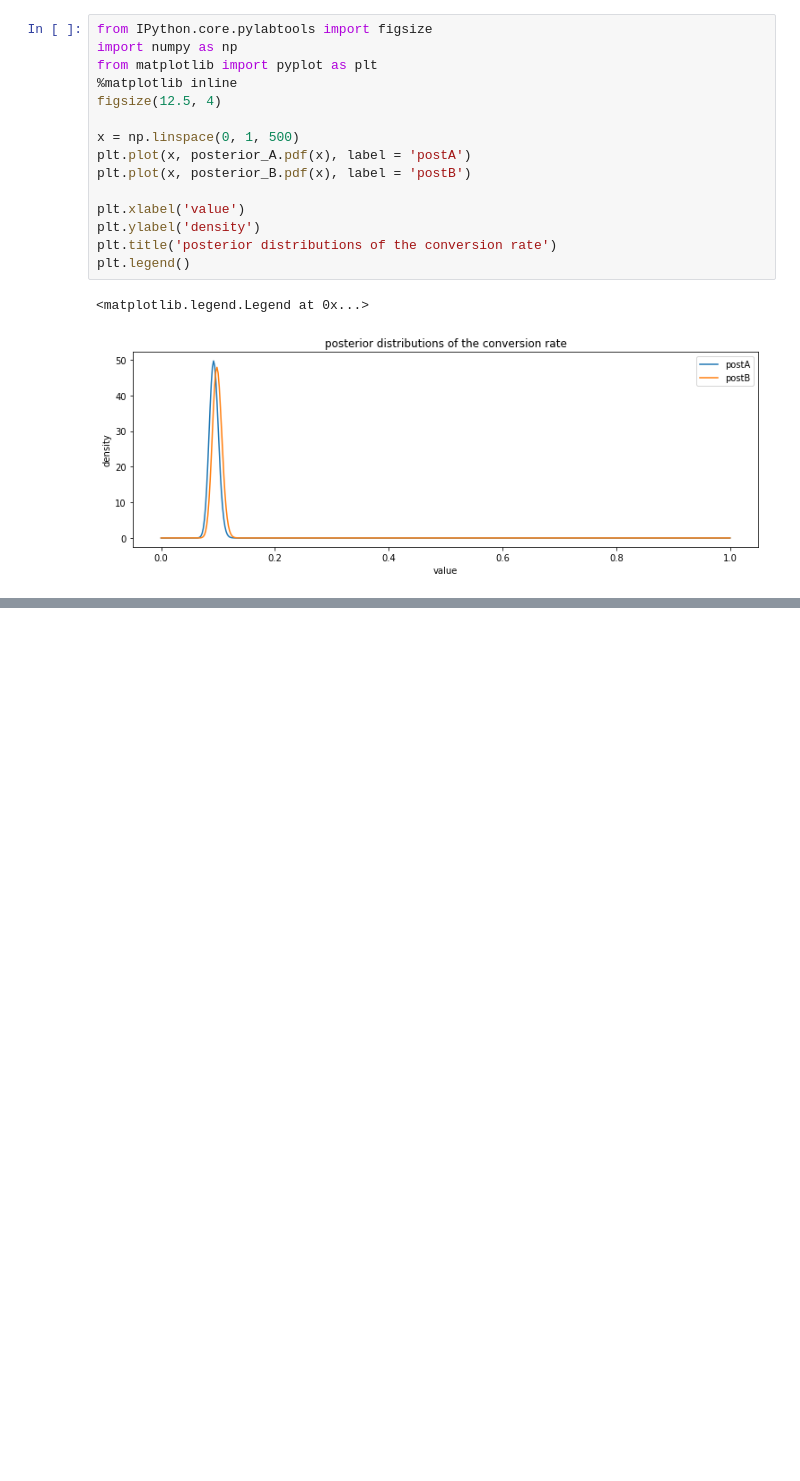
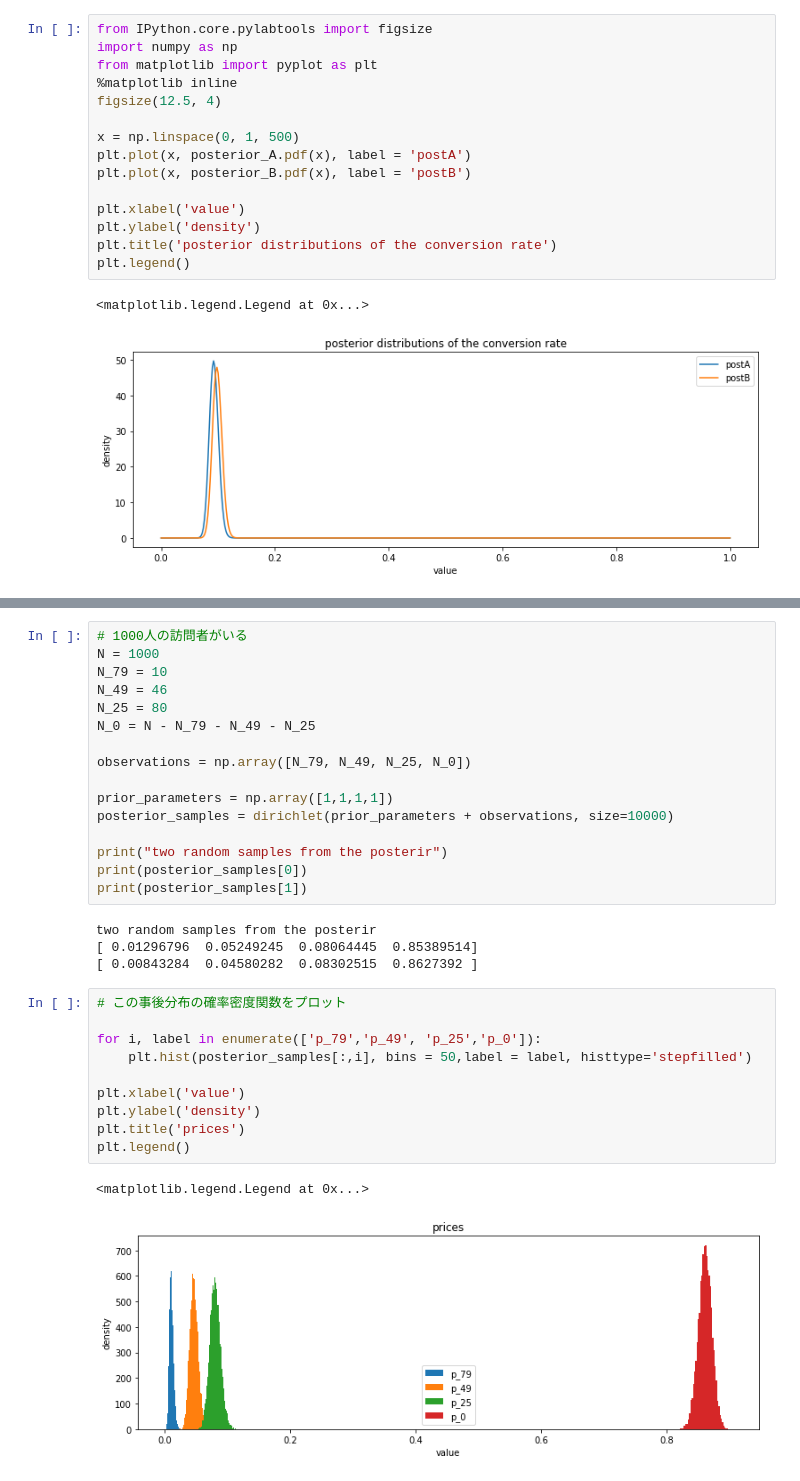
Before and after one commit to tomo461/bayesian_methods_for_hackers, a Jupyter notebook: Chapter7_Bayesian_AB_Testing/chap7.ipynb, the cells around one changed output, grey strips where cells are left out. Saved outputs shown, nothing was run; the diff lists cells and outputs as text; blank space fills up the shorter version.

```diff
--- a/Chapter7_Bayesian_AB_Testing/chap7.ipynb
+++ b/Chapter7_Bayesian_AB_Testing/chap7.ipynb
@@ -60,0 +146,33 @@ plt.legend()
+# %%
+# 1000人の訪問者がいる
+N = 1000
+N_79 = 10
+N_49 = 46
+N_25 = 80
+N_0 = N - N_79 - N_49 - N_25
+
+observations = np.array([N_79, N_49, N_25, N_0])
+
+prior_parameters = np.array([1,1,1,1])
+posterior_samples = dirichlet(prior_parameters + observations, size=10000)
+
+print("two random samples from the posterir")
+print(posterior_samples[0])
+print(posterior_samples[1])
+# %% [output]
+two random samples from the posterir
+[ 0.01296796  0.05249245  0.08064445  0.85389514]
+[ 0.00843284  0.04580282  0.08302515  0.8627392 ]
+# %%
+# この事後分布の確率密度関数をプロット
+
+for i, label in enumerate(['p_79','p_49', 'p_25','p_0']):
+    plt.hist(posterior_samples[:,i], bins = 50,label = label, histtype='stepfilled')
+
+plt.xlabel('value')
+plt.ylabel('density')
+plt.title('prices')
+plt.legend()
+# %% [output]
+<matplotlib.legend.Legend at 0x...>
+[figure, added]
```
Also changed, not shown: parts of 30 cells of this notebook.
